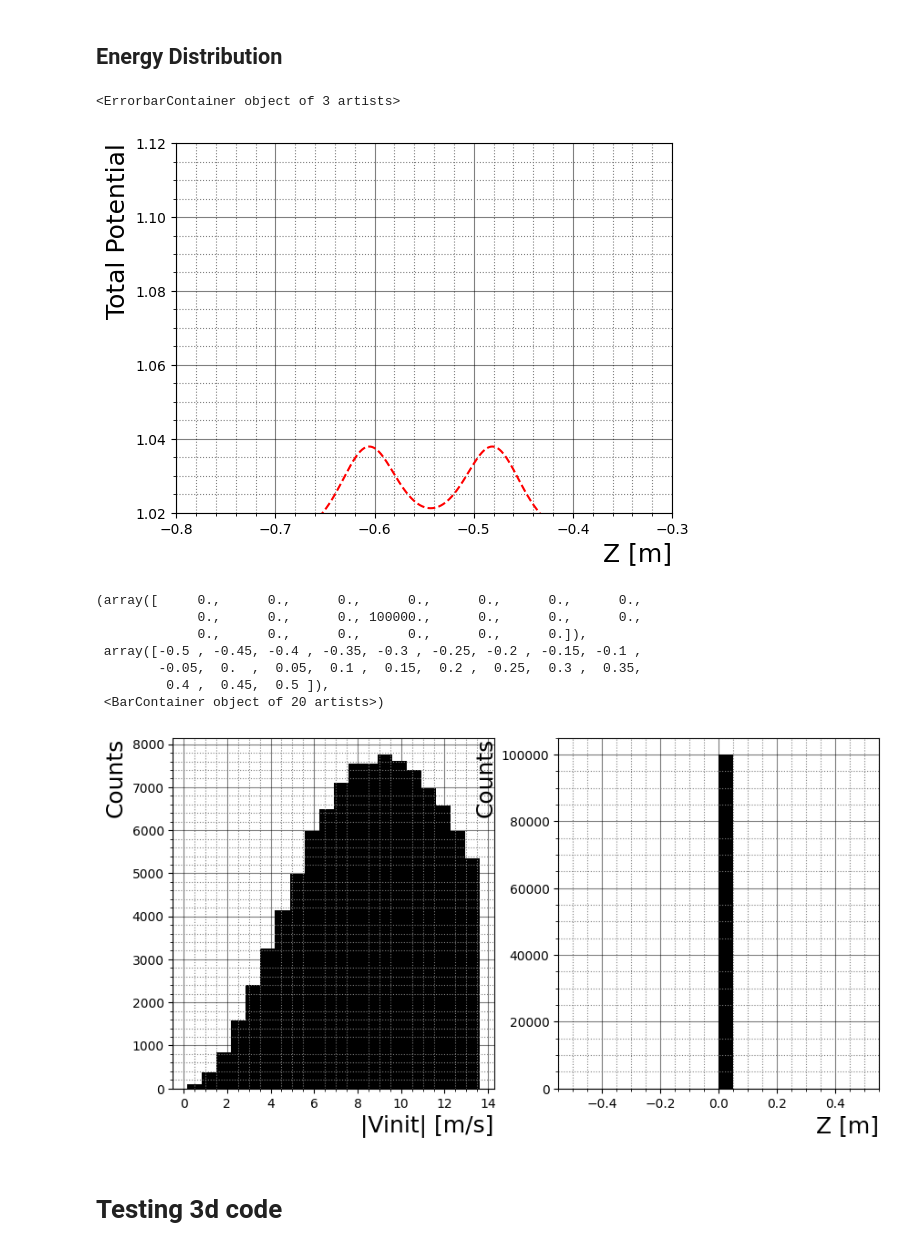
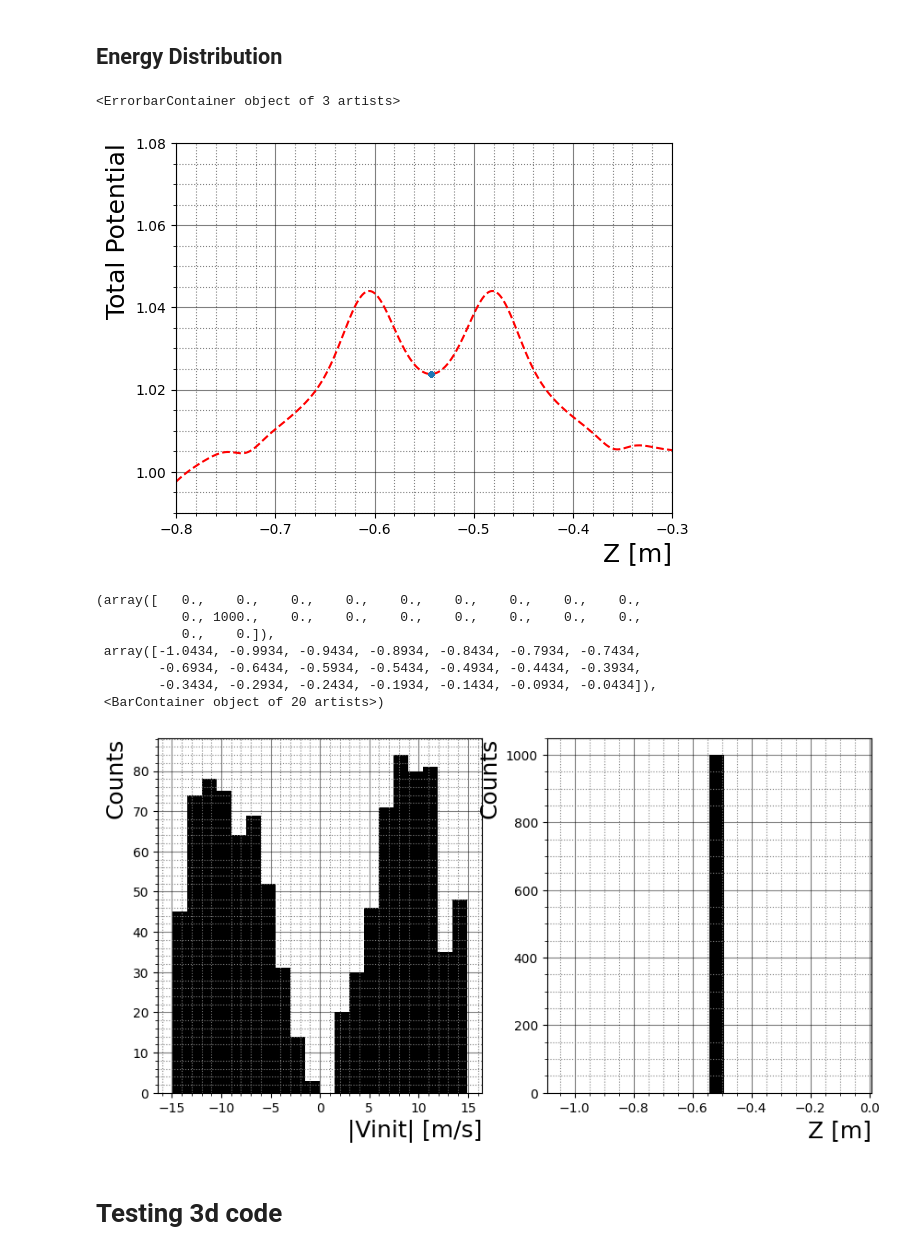
Before and after one commit to Adrianodelvincio/alphag_frequentist_analysis_2025, a Jupyter notebook: toy/Testing.ipynb, the cells around one changed output. Cells and saved outputs as stored; diff of their text form; code cells hidden in the pictures.

Commit message:
Better radius distribution based on bfieldmonitor

```diff
--- a/toy/Testing.ipynb
+++ b/toy/Testing.ipynb
@@ -106,7 +106,7 @@ plotter_nicer("speed [m/s]", "Counts")
 # %% [markdown]
 ## Plot of the Magnetic field profile, 20mT well
 # %%
-data = np.genfromtxt("Bfield_notebook/GravityRelease_17mT_well_0p0g.csv",
+data = np.genfromtxt("Bfield_notebook/PreGravity_20mT_well_0p0g.csv",
                        delimiter = ",",
                        names = True,
                        filling_values=np.nan,
@@ -197,48 +200,48 @@ Zinit = [InitialCondition_3d(Bfield, CONSTANTS)[1][2] for i in range(0,nAtoms)]
 
 plotter_nicer("Z [m]", "Total Potential")
 plt.xlim(-0.800, -0.300)
-plt.ylim(1.02, 1.12)
+plt.ylim(.99, 1.08)
 plt.plot(Z, Bfield(Z), linestyle = "--", color = "red")
 plt.errorbar(Zinit, Bfield(Zinit), linestyle = "", marker = ".")
 # %% [output]
 <ErrorbarContainer object of 3 artists>
-[figure, old version]
+[figure, new version]
 # %%
-nAtoms = 100
+nAtoms = 1000
 
 Vinit = []
 Xinit = []
 
-for i in range(1000):
+for i in range(1):
     for i in range(0,nAtoms):
         tmp0, tmp1 = InitialCondition_3d(Bfield, CONSTANTS)
         Xinit.append(tmp1)
         Vinit.append(tmp0)
 
 Xinit = np.array(Xinit)
 Vinit = np.array(Vinit)
 
 #print(Vinit)
 #print(Vinit[:,2])
 #print(Xinit)
 
 plt.figure(figsize = (10,5))
 plt.subplot(1,2,1)
 plotter_nicer("|Vinit| [m/s]", "Counts")
-plt.hist(np.sqrt(Vinit[:,2]**2), bins = 20, linestyle = "--", color = "black")
+plt.hist(Vinit[:,2], bins = 20, linestyle = "--", color = "black")
 
 plt.subplot(1,2,2)
 plotter_nicer("Z [m]", "Counts")
 plt.hist(Xinit[:,2], bins = 20, linestyle = "--", color = "black")
 # %% [output]
-(array([     0.,      0.,      0.,      0.,      0.,      0.,      0.,
-             0.,      0.,      0., 100000.,      0.,      0.,      0.,
-             0.,      0.,      0.,      0.,      0.,      0.]),
- array([-0.5 , -0.45, -0.4 , -0.35, -0.3 , -0.25, -0.2 , -0.15, -0.1 ,
-        -0.05,  0.  ,  0.05,  0.1 ,  0.15,  0.2 ,  0.25,  0.3 ,  0.35,
-         0.4 ,  0.45,  0.5 ]),
+(array([   0.,    0.,    0.,    0.,    0.,    0.,    0.,    0.,    0.,
+           0., 1000.,    0.,    0.,    0.,    0.,    0.,    0.,    0.,
+           0.,    0.]),
+ array([-1.0434, -0.9934, -0.9434, -0.8934, -0.8434, -0.7934, -0.7434,
+        -0.6934, -0.6434, -0.5934, -0.5434, -0.4934, -0.4434, -0.3934,
+        -0.3434, -0.2934, -0.2434, -0.1934, -0.1434, -0.0934, -0.0434]),
  <BarContainer object of 20 artists>)
-[figure, old version]
+[figure, new version]
 # %%
 # import numpy as np
 # import matplotlib.pyplot as plt
```
Also changed, not shown: parts of 20 cells of this notebook, 7 other files.
